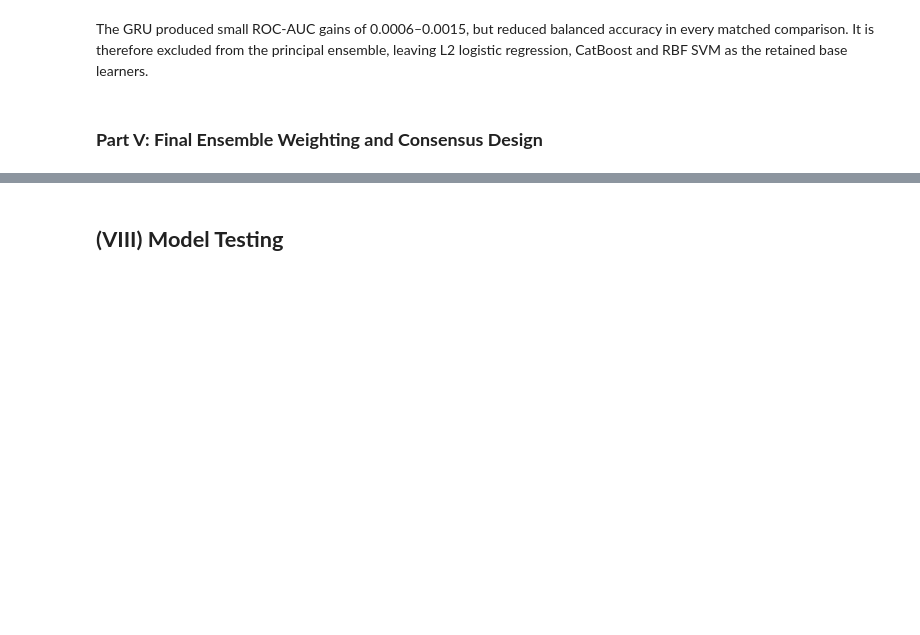
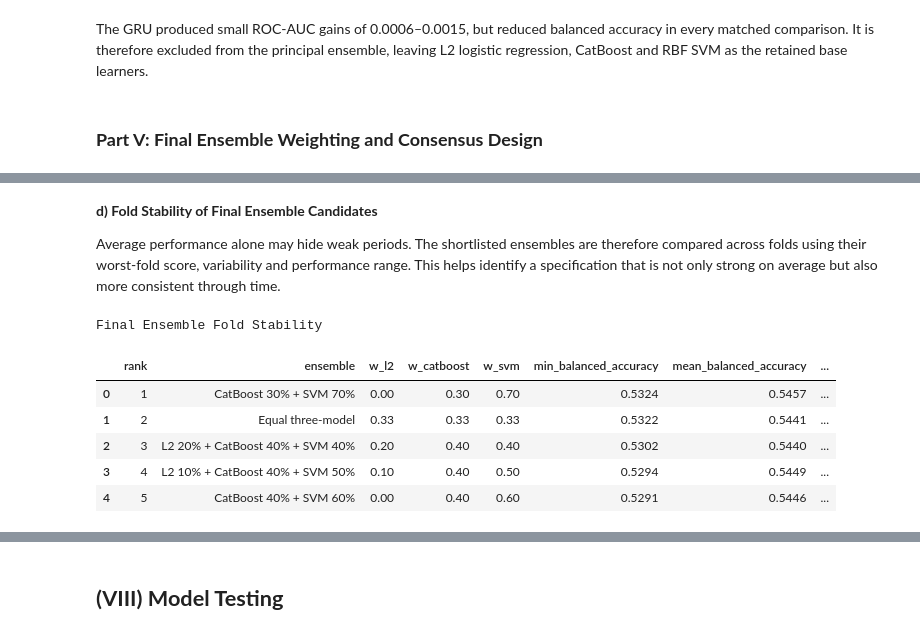
Before and after one commit to jade-lam/CQF, a Jupyter notebook: CQF_Final_Project.ipynb, the cells around one changed output, grey strips where cells are left out. Cells and saved outputs as stored; diff of their text form; code cells hidden in the pictures; blank space fills up the shorter version.

```diff
--- a/CQF_Final_Project.ipynb
+++ b/CQF_Final_Project.ipynb
@@ -6062,0 +5851,53 @@ The final ensemble design was developed using aligned chronological OOF predicti
+# %% [markdown]
+**d) Fold Stability of Final Ensemble Candidates**
+
+Average performance alone may hide weak periods. The shortlisted ensembles are therefore compared across folds using their worst-fold score, variability and performance range. This helps identify a specification that is not only strong on average but also more consistent through time.
+# %%
+# Compare fold stability across shortlisted ensembles
+
+fold_stability = shortlist_folds.groupby(
+    ["ensemble", "w_l2", "w_catboost", "w_svm"], as_index=False
+).agg(
+    mean_roc_auc=("roc_auc", "mean"),
+    std_roc_auc=("roc_auc", "std"),
+    min_roc_auc=("roc_auc", "min"),
+    max_roc_auc=("roc_auc", "max"),
+    mean_balanced_accuracy=("balanced_accuracy", "mean"),
+    std_balanced_accuracy=("balanced_accuracy", "std"),
+    min_balanced_accuracy=("balanced_accuracy", "min"),
+    max_balanced_accuracy=("balanced_accuracy", "max"))
+
+fold_stability["roc_auc_range"] = fold_stability["max_roc_auc"] - fold_stability["min_roc_auc"]
+fold_stability["balanced_accuracy_range"] = (
+    fold_stability["max_balanced_accuracy"] - fold_stability["min_balanced_accuracy"])
+
+fold_stability = fold_stability.sort_values(
+    ["min_balanced_accuracy", "mean_roc_auc", "std_balanced_accuracy"],
+    ascending=[False, False, True]).reset_index(drop=True)
+
+fold_stability.insert(0, "rank", np.arange(1, len(fold_stability) + 1))
+fold_stability.to_csv(DATA_PATH / "final_ensemble_fold_stability_4h.csv", index=False)
+
+print("Final Ensemble Fold Stability")
+display(fold_stability[[
+    "rank", "ensemble", "w_l2", "w_catboost", "w_svm",
+    "min_balanced_accuracy", "mean_balanced_accuracy", "std_balanced_accuracy",
+    "min_roc_auc", "mean_roc_auc", "std_roc_auc"
+]].style.format({
+    "w_l2": "{:.2f}",
+    "w_catboost": "{:.2f}",
+    "w_svm": "{:.2f}",
+    "min_balanced_accuracy": "{:.4f}",
+    "mean_balanced_accuracy": "{:.4f}",
+    "std_balanced_accuracy": "{:.4f}",
+    "min_roc_auc": "{:.4f}",
+    "mean_roc_auc": "{:.4f}",
+    "std_roc_auc": "{:.4f}"}))
+# %% [output]
+Final Ensemble Fold Stability
+|  | rank | ensemble | w_l2 | w_catboost | w_svm | min_balanced_accuracy | mean_balanced_accuracy | ... |
+| 0 | 1 | CatBoost 30% + SVM 70% | 0.00 | 0.30 | 0.70 | 0.5324 | 0.5457 | ... |
+| 1 | 2 | Equal three-model | 0.33 | 0.33 | 0.33 | 0.5322 | 0.5441 | ... |
+| 2 | 3 | L2 20% + CatBoost 40% + SVM 40% | 0.20 | 0.40 | 0.40 | 0.5302 | 0.5440 | ... |
+| 3 | 4 | L2 10% + CatBoost 40% + SVM 50% | 0.10 | 0.40 | 0.50 | 0.5294 | 0.5449 | ... |
+| 4 | 5 | CatBoost 40% + SVM 60% | 0.00 | 0.40 | 0.60 | 0.5291 | 0.5446 | ... |
```
Also changed, not shown: parts of 51 cells of this notebook.
